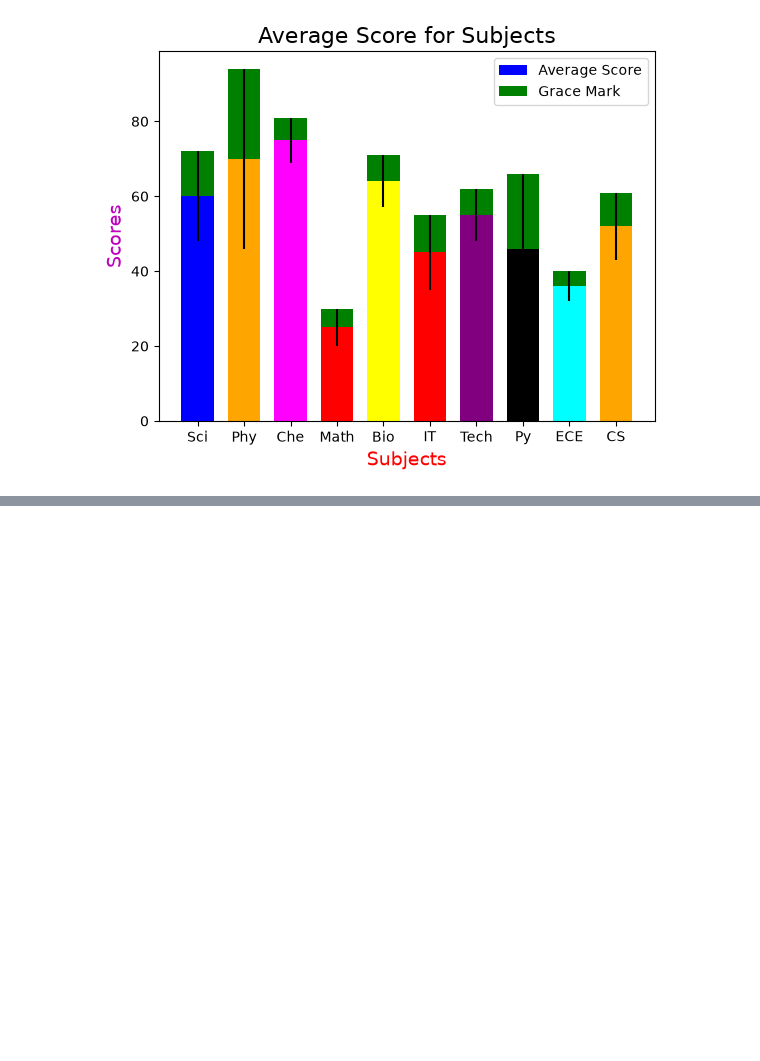
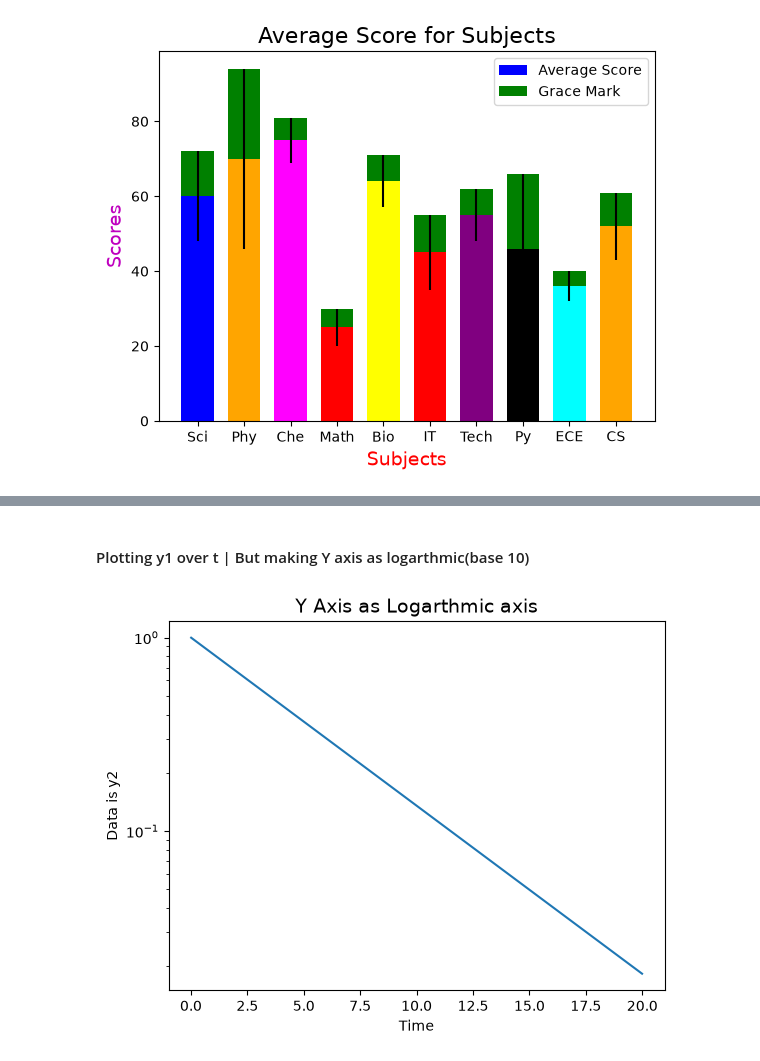
Before and after one commit to Saravanakumar-2323/Python, a Jupyter notebook: MatPlotLib.ipynb, the cells around one changed output, grey strips where cells are left out. Saved outputs shown, nothing was run; the diff lists cells and outputs as text; code cells hidden in the pictures; blank space fills up the shorter version.

```diff
--- a/MatPlotLib.ipynb
+++ b/MatPlotLib.ipynb
@@ -524,0 +545,10 @@ x
+# %% [markdown]
+#### Plotting y1 over t | But making Y axis as logarthmic(base 10)
+# %%
+plt.semilogy(t, y1)
+plt.title("Y Axis as Logarthmic axis", fontsize = 14)
+plt.xlabel("Time")
+plt.ylabel("Data is y2")
+plt.show()
+# %% [output]
+[figure, added]
```
Also changed, not shown: parts of 24 cells of this notebook.
